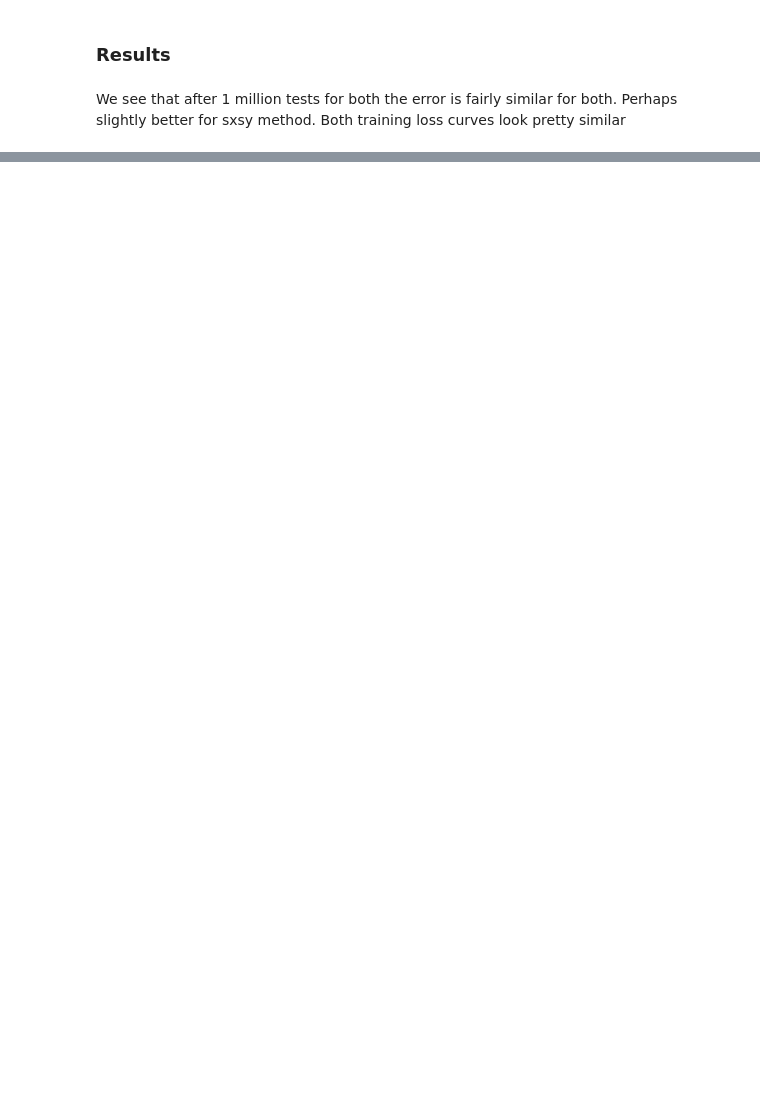
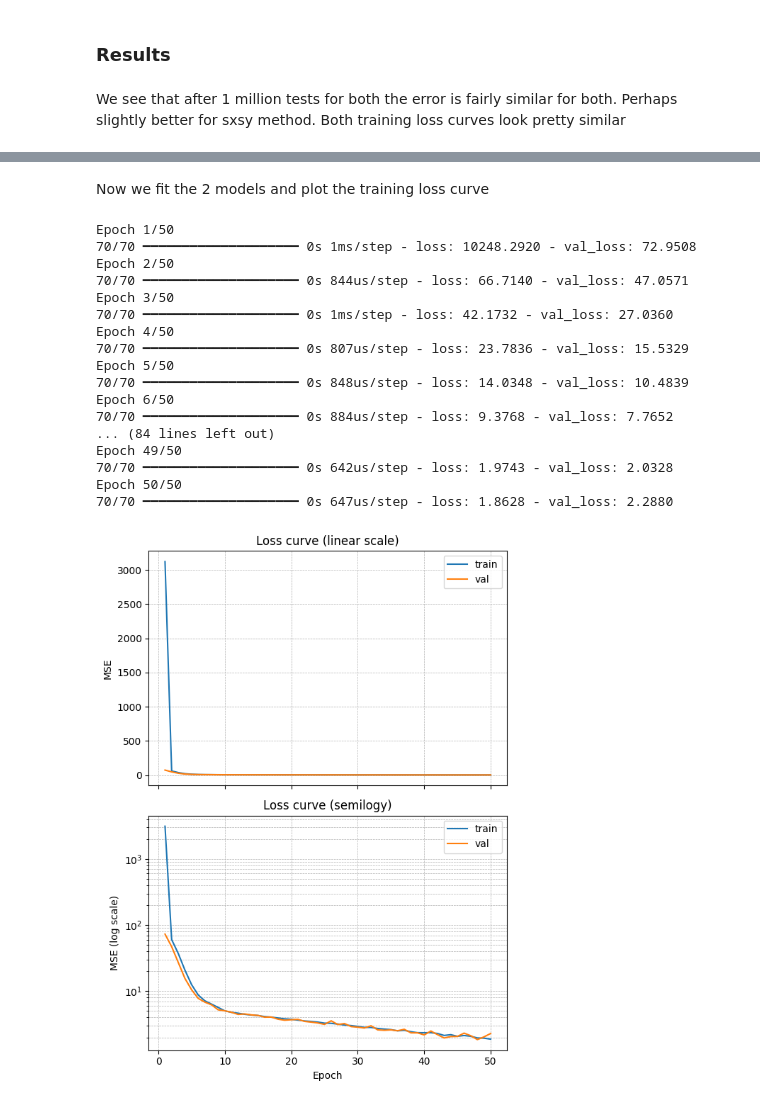
Before and after one commit to ob24-ic/MastersThesis, a Jupyter notebook: SummaryStatisticNN/LinearExample.ipynb, the cells around one changed output, grey strips where cells are left out. Drawn from its saved outputs; the diff is of its cells as text; code cells hidden in the pictures; blank space fills up the shorter version.

Commit message:
FInished multivariable case

```diff
--- a/SummaryStatisticNN/LinearExample.ipynb
+++ b/SummaryStatisticNN/LinearExample.ipynb
@@ -277,0 +336,6 @@ We see that after 1 million tests for both the error is fairly similar for both.
+# %%
+train_ds_sufficient = make_dataset_multi_dim(int(N_EXAMPLES*0.9), method="sufficient")
+val_ds_sufficient   = make_dataset_multi_dim(int(N_EXAMPLES*0.1), method="sufficient")
+
+train_ds_mean_covar = make_dataset_multi_dim(int(N_EXAMPLES*0.9), method="mean_covar")
+val_ds_mean_covar   = make_dataset_multi_dim(int(N_EXAMPLES*0.1), method="mean_covar")
@@ -277,0 +344,13 @@ We see that after 1 million tests for both the error is fairly similar for both.
+# %%
+# Sufficient
+INPUT_SIZE = D*D + D
+
+model_sufficient = tf.keras.Sequential([
+    tf.keras.layers.Input(shape=(INPUT_SIZE,)),
+    tf.keras.layers.Dense(64, activation='relu'),
+    tf.keras.layers.Dense(64, activation='relu'),
+    tf.keras.layers.Dense(D)                 # θ̂₁ … θ̂_D
+])
+
+model_sufficient.compile(optimizer='adam', loss='mse')
+model_sufficient.summary()
@@ -277,0 +399,28 @@ We see that after 1 million tests for both the error is fairly similar for both.
+# %% [markdown]
+Now we fit the 2 models and plot the training loss curve
+# %%
+# Sufficient
+history_sufficient = model_sufficient.fit(train_ds_sufficient.batch(BATCH_SIZE),
+                    validation_data=val_ds_sufficient.batch(BATCH_SIZE),
+                    epochs=EPOCHS)
+
+plot_loss(history_sufficient)
+# %% [output]
+Epoch 1/50
+70/70 ━━━━━━━━━━━━━━━━━━━━ 0s 1ms/step - loss: 10248.2920 - val_loss: 72.9508
+Epoch 2/50
+70/70 ━━━━━━━━━━━━━━━━━━━━ 0s 844us/step - loss: 66.7140 - val_loss: 47.0571
+Epoch 3/50
+70/70 ━━━━━━━━━━━━━━━━━━━━ 0s 1ms/step - loss: 42.1732 - val_loss: 27.0360
+Epoch 4/50
+70/70 ━━━━━━━━━━━━━━━━━━━━ 0s 807us/step - loss: 23.7836 - val_loss: 15.5329
+Epoch 5/50
+70/70 ━━━━━━━━━━━━━━━━━━━━ 0s 848us/step - loss: 14.0348 - val_loss: 10.4839
+Epoch 6/50
+70/70 ━━━━━━━━━━━━━━━━━━━━ 0s 884us/step - loss: 9.3768 - val_loss: 7.7652
+... (84 lines left out)
+Epoch 49/50
+70/70 ━━━━━━━━━━━━━━━━━━━━ 0s 642us/step - loss: 1.9743 - val_loss: 2.0328
+Epoch 50/50
+70/70 ━━━━━━━━━━━━━━━━━━━━ 0s 647us/step - loss: 1.8628 - val_loss: 2.2880
+[figure, added]
```
Also changed, not shown: parts of 21 cells of this notebook.
